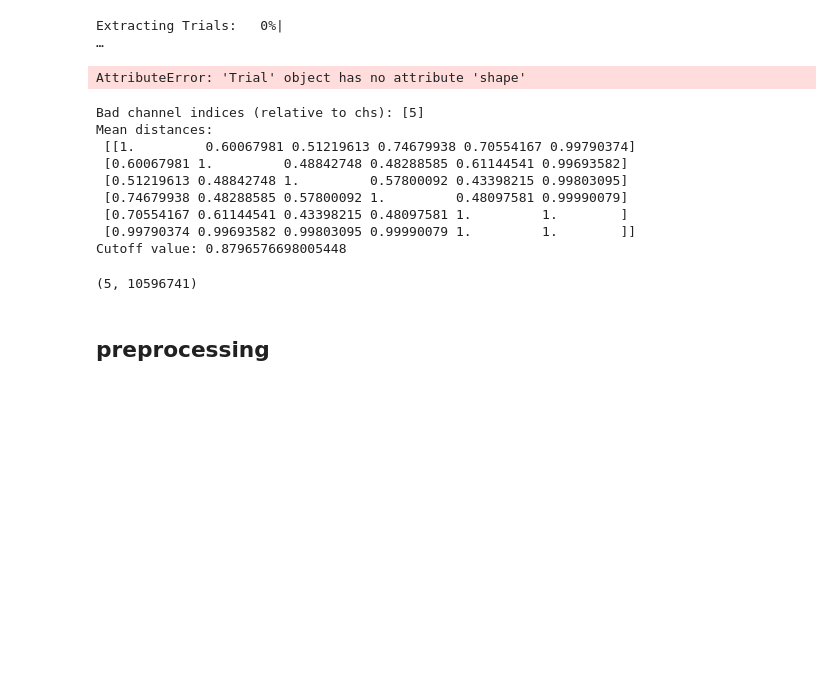
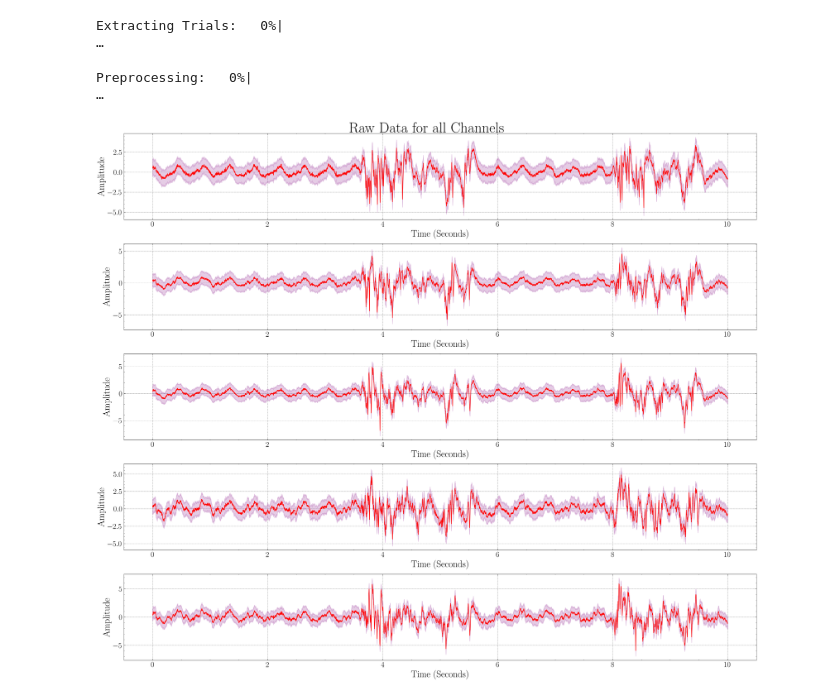
Before and after one commit to raknah/neuroelectrophysiology, a Jupyter notebook: notebooks/5xFAD Resting State.ipynb, the cells around one changed output. Saved outputs shown, nothing was run; the diff lists cells and outputs as text; code cells hidden in the pictures; blank space fills up the shorter version.

```diff
--- a/notebooks/5xFAD Resting State.ipynb
+++ b/notebooks/5xFAD Resting State.ipynb
@@ -56,29 +56,9 @@ from openephysextract.preprocess import Preprocessor
 
 preprocessor = Preprocessor(
     trials = extracted,
-    channels = channels,
-    sampling_rate = sampling_rate,
-    output = output,
+    remove_bad_channels = True
 )
+
+preprocessed = preprocessor.preprocess(export = True)
 # %% [output]
-AttributeError: 'Trial' object has no attribute 'shape'
+Preprocessing:   0%|                                                                                          …
-# %%
-
-
-
-
-test_extract = extractify(test, alpha = 1, beta = 0)
-# %% [output]
-Bad channel indices (relative to chs): [5]
-Mean distances:
- [[1.         0.60067981 0.51219613 0.74679938 0.70554167 0.99790374]
- [0.60067981 1.         0.48842748 0.48288585 0.61144541 0.99693582]
- [0.51219613 0.48842748 1.         0.57800092 0.43398215 0.99803095]
- [0.74679938 0.48288585 0.57800092 1.         0.48097581 0.99990079]
- [0.70554167 0.61144541 0.43398215 0.48097581 1.         1.        ]
- [0.99790374 0.99693582 0.99803095 0.99990079 1.         1.        ]]
-Cutoff value: 0.8796576698005448
-# %%
-test_extract.shape
-# %% [output]
-(5, 10596741)
@@ -85,32 +67,31 @@ test_extract.shape
 # %%
 def plotify(extract, start, stop):
 
     n = extract.shape[0]
 
     fig, axs = plt.subplots(n, 1, figsize=(21, n*3 + 3), sharex = False)
 
     for i in range(n):
 
         start = 0
         stop = 10*30000
 
         test_z = (extract[i, start:stop] - extract[i, :].mean())/ extract[i, :].std()
         test_z = gaussian_filter1d(test_z, sigma = 7)
 
         time_axis_ms = np.arange(len(test_z)) / 30000 + start / 30000
 
         axs[i].plot(time_axis_ms, test_z, color = 'red')
         axs[i].fill_between(
             time_axis_ms, test_z - 1, test_z + 1, color = 'purple', alpha = 0.2
         )
-        axs[i].set_title(channel_names[i])
         axs[i].set_xlabel('Time (Seconds)')
         axs[i].set_ylabel('Amplitude')
 
     fig.suptitle('Raw Data for all Channels')
     plt.tight_layout()
     plt.show()
 
 plotify(test_extract, start = 0.2*(10**7), stop = 0.4*(10**7))
+# %% [output]
+[figure, added]
-# %% [markdown]
-## preprocessing
```
Also changed, not shown: parts of 3 cells of this notebook, 2 other files.
